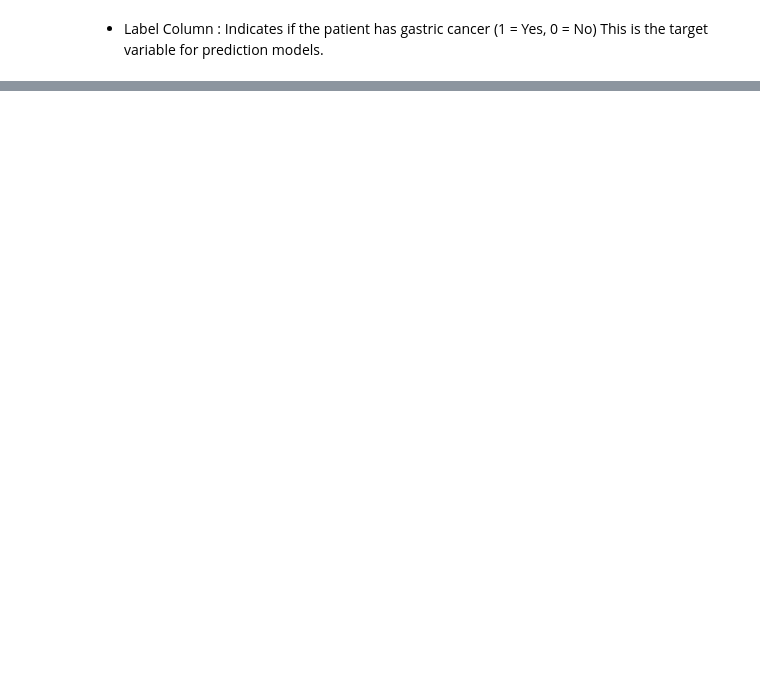
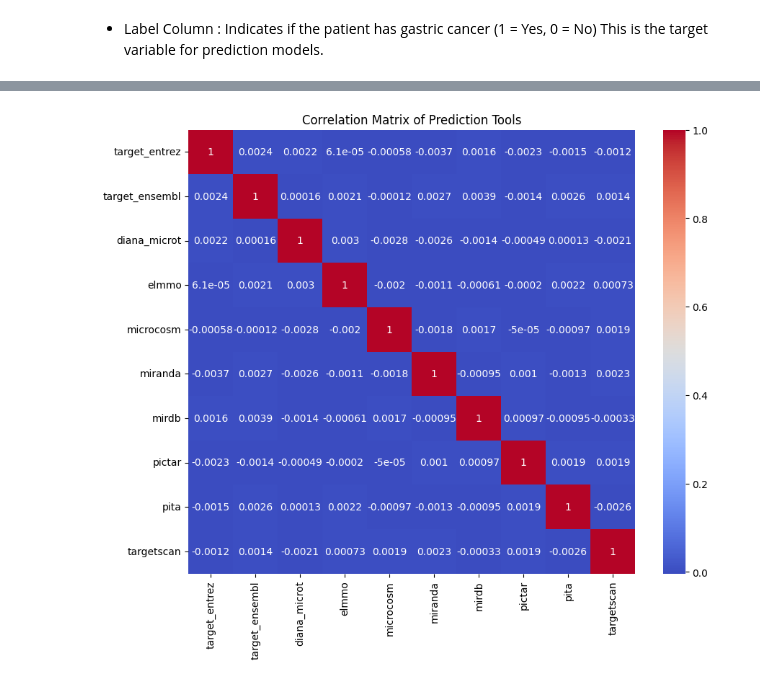
Before and after one commit to 7ayder-99/depi-project, a Jupyter notebook: Gastric Cancer.ipynb, the cells around one changed output, grey strips where cells are left out. Cells and saved outputs as stored; diff of their text form; code cells hidden in the pictures; blank space fills up the shorter version.

```diff
--- a/Gastric Cancer.ipynb
+++ b/Gastric Cancer.ipynb
@@ -349,0 +570,6 @@ gc.to_csv("cleand_gastric_cancer.csv", index=False)
+# %%
+# List of prediction tool columns
+prediction_tools = ['target_entrez', 'target_ensembl','diana_microt', 'elmmo', 'microcosm', 'miranda', 'mirdb', 'pictar', 'pita', 'targetscan']
+
+# Summary statistics
+print(gc[prediction_tools].describe())
@@ -349,0 +638,8 @@ gc.to_csv("cleand_gastric_cancer.csv", index=False)
+# %%
+# Correlation between prediction tools
+plt.figure(figsize=(10, 8))
+sns.heatmap(gc[prediction_tools].corr(), annot=True, cmap='coolwarm')
+plt.title('Correlation Matrix of Prediction Tools')
+plt.show()
+# %% [output]
+[figure, added]
```
Also changed, not shown: parts of 41 cells of this notebook.
